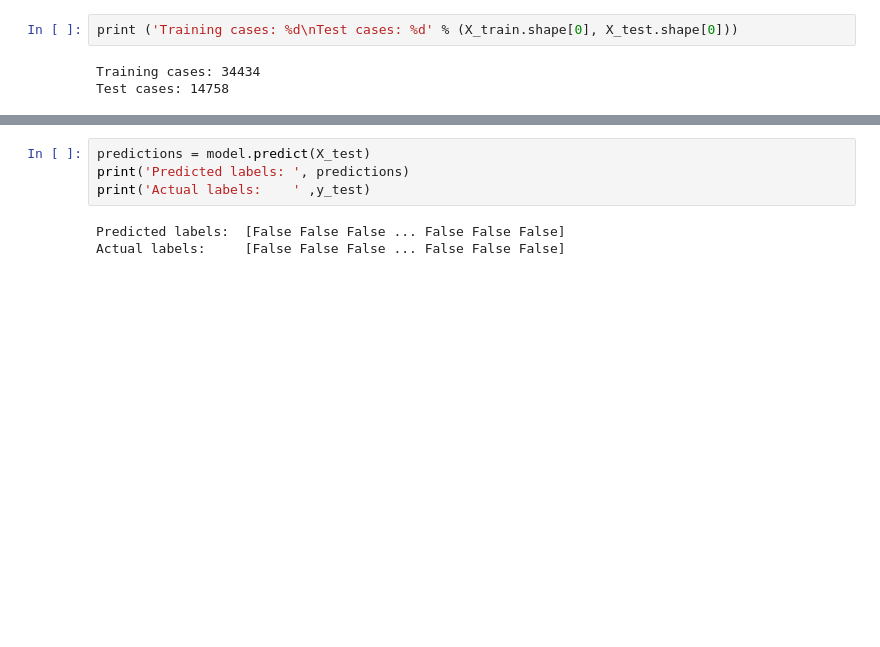
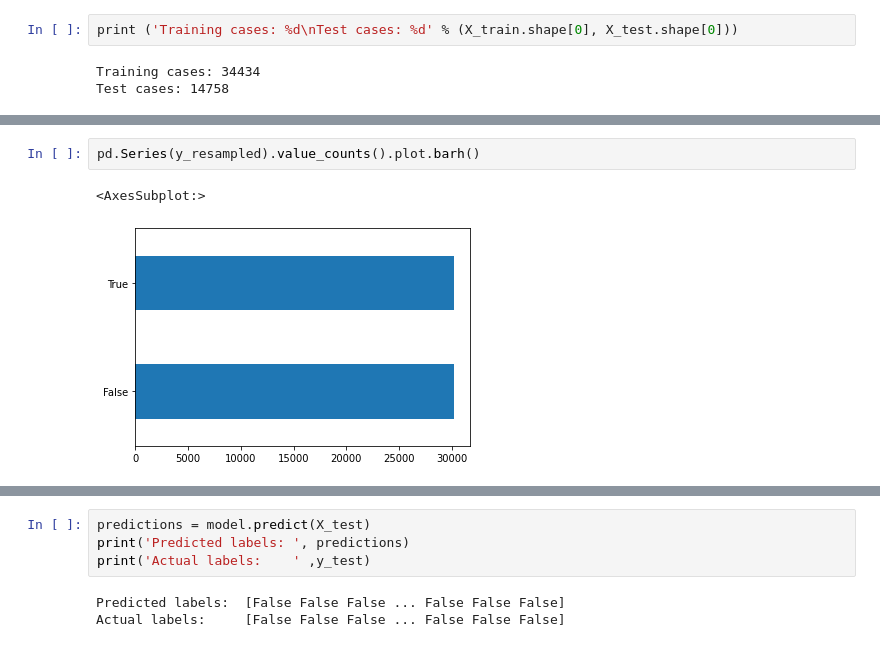
Before and after one commit to Ali-Parandeh/credit-kudos, a Jupyter notebook: notebooks/credit-kudos.ipynb, the cells around one changed output, grey strips where cells are left out. Cells and saved outputs as stored; diff of their text form; blank space fills up the shorter version.

```diff
--- a/notebooks/credit-kudos.ipynb
+++ b/notebooks/credit-kudos.ipynb
@@ -297,3 +329,8 @@ Test cases: 14758
+# %%
+pd.Series(y_resampled).value_counts().plot.barh()
+# %% [output]
+<AxesSubplot:>
+[figure, added]
 # %%
 # Train the model
 from sklearn.linear_model import LogisticRegression
```
Also changed, not shown: parts of 31 cells of this notebook, 2 other files.
